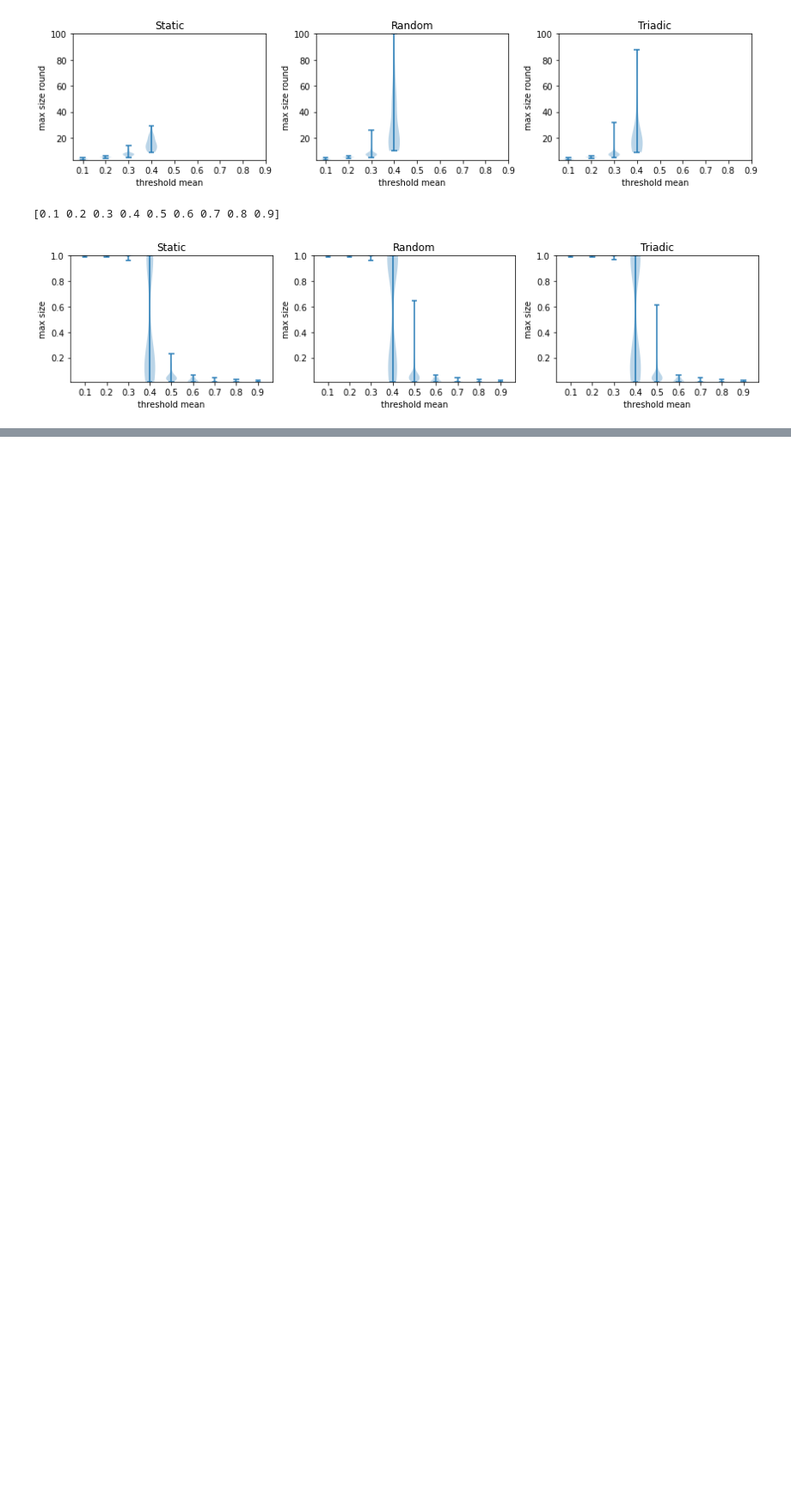
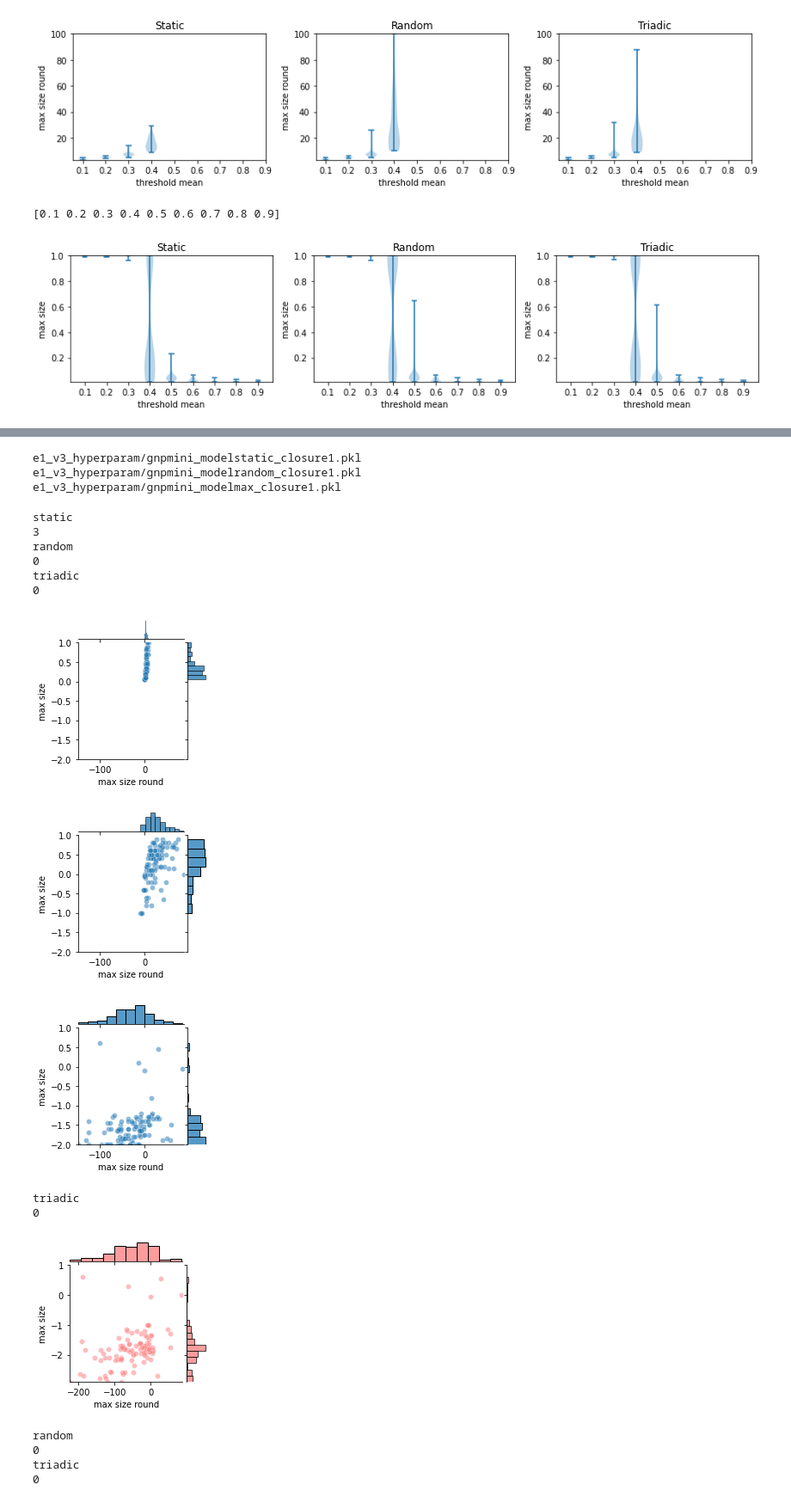
Before and after one commit to cephcyn/cornell_cs6850_triadicclosure, a Jupyter notebook: graphing.ipynb, the cells around one changed output, grey strips where cells are left out. Shown at 86% size. Drawn from its saved outputs; the diff is of its cells as text; code cells hidden in the pictures; blank space fills up the shorter version.

```diff
--- a/graphing.ipynb
+++ b/graphing.ipynb
@@ -572,11 +585,0 @@ triadic
-# %%
-def plot_edge_minus_static(data_d):
-    for name, v in data_d.items():
-        if name == "static": continue
-        data_d[name]['max_size_rounds'] = data_d[name]['max_size_rounds'] - data_d['static']['max_size_rounds']
-        data_d[name]['max_sizes'] = data_d[name]['max_sizes'] - data_d['static']['max_sizes']
-    # del (data_d['static'])
-
-    data = plot_individual_joints(data_d, ['random', 'triadic'], 'fig/edge-minus-static-{}', color=sns.xkcd_rgb['sage green'])
-
-plot_edge_minus_static(data_d)
@@ -746,0 +745,48 @@ skipping
+# %%
+experiment_type = 'closure'
+experiment_val = 1
+
+graph_type = 'gnpmini'
+
+data_d = {}
+selected_closure_methods = ['static', 'random', 'triadic']
+# = pd.DataFrame(columns=['max_size_rounds', 'rounds_filled', 'max_sizes', 'name'])
+
+
+for closure_method in selected_closure_methods:
+    filename = get_filename(graph_type, closure_method, experiment_type, experiment_val)
+    print(filename)
+    (sim_log, rounds_filled, rounds_frozen, max_size_round, sizes_round) = pickle.load(
+        open(filename, 'rb')
+    )
+    vals = {
+            'max_size_rounds': np.array(max_size_round),
+            'rounds_filled': np.array(rounds_filled),
+            'max_sizes': np.array([max(x) for x in sizes_round]),
+        }
+    data_d[closure_method] = vals
+# %% [output]
+e1_v3_hyperparam/gnpmini_modelstatic_closure1.pkl
+e1_v3_hyperparam/gnpmini_modelrandom_closure1.pkl
+e1_v3_hyperparam/gnpmini_modelmax_closure1.pkl
+# %%
+data = plot_individual_joints(data_d, selected_closure_methods, f'fig/edge-{graph_type}' + '-{}')
+plot_edge_minus_random(data_d)
+plot_edge_minus_static(data_d)
+# %% [output]
+static
+3
+random
+0
+triadic
+0
+[figure, added]
+[figure, added]
+[figure, added]
+triadic
+0
+[figure, added]
+random
+0
+triadic
+0
```
Also changed, not shown: parts of 5 cells of this notebook.
